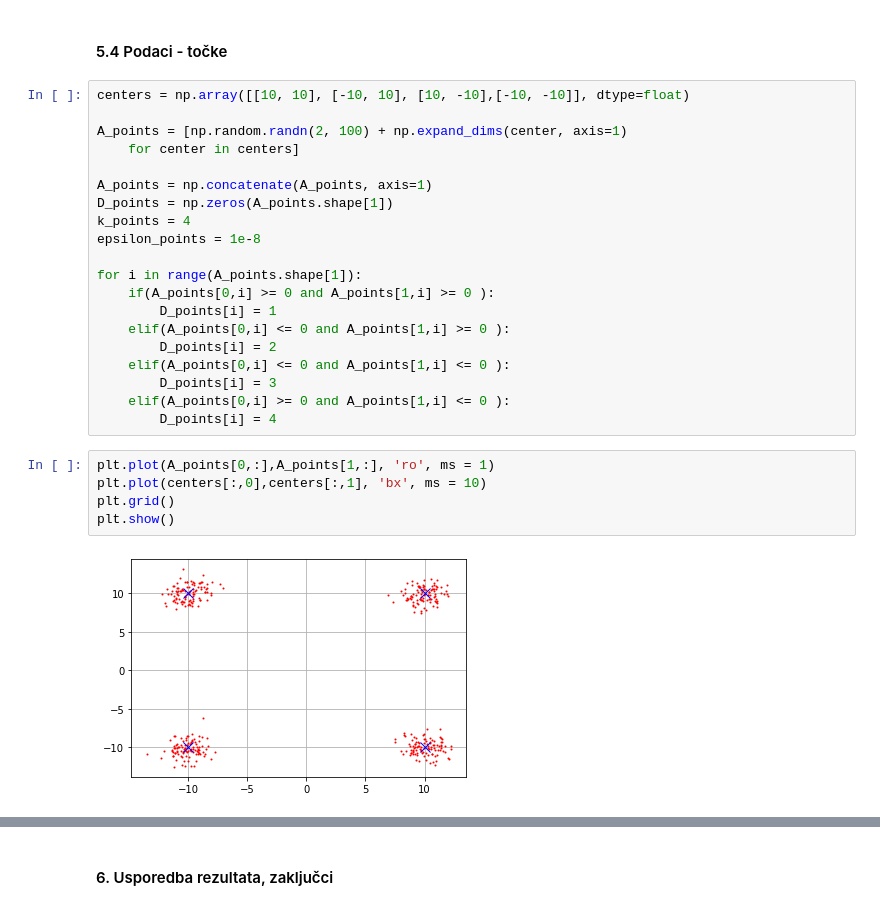
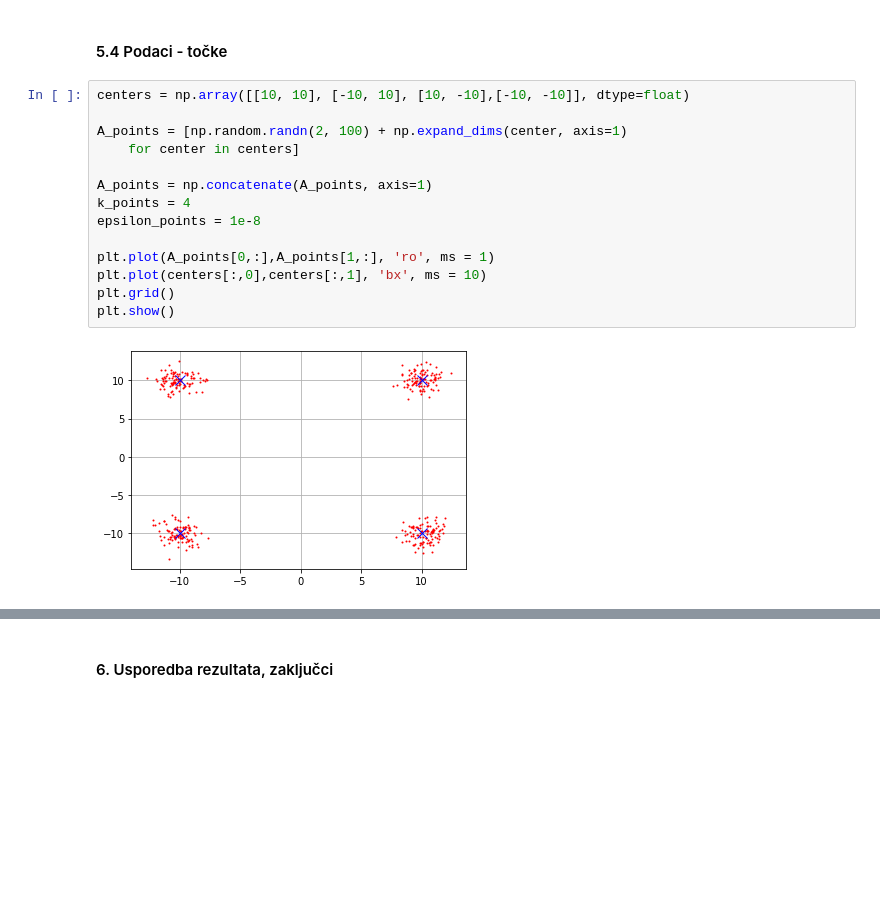
Before and after one commit to elladetic/USPP, a Jupyter notebook: final.ipynb, the cells around one changed output, grey strips where cells are left out. Drawn from its saved outputs; the diff is of its cells as text; blank space fills up the shorter version.

Commit message:
Points k means

```diff
--- a/final.ipynb
+++ b/final.ipynb
@@ -307,27 +307,16 @@ for i in range (len(pictures)):
 # %%
 centers = np.array([[10, 10], [-10, 10], [10, -10],[-10, -10]], dtype=float)
 
 A_points = [np.random.randn(2, 100) + np.expand_dims(center, axis=1)
     for center in centers]
 
 A_points = np.concatenate(A_points, axis=1)
-D_points = np.zeros(A_points.shape[1])
 k_points = 4
 epsilon_points = 1e-8
 
-for i in range(A_points.shape[1]):
-    if(A_points[0,i] >= 0 and A_points[1,i] >= 0 ):
-        D_points[i] = 1
-    elif(A_points[0,i] <= 0 and A_points[1,i] >= 0 ):
-        D_points[i] = 2
-    elif(A_points[0,i] <= 0 and A_points[1,i] <= 0 ):
-        D_points[i] = 3
-    elif(A_points[0,i] >= 0 and A_points[1,i] <= 0 ):
-        D_points[i] = 4
+plt.plot(A_points[0,:],A_points[1,:], 'ro', ms = 1)
+plt.plot(centers[:,0],centers[:,1], 'bx', ms = 10)
+plt.grid()
+plt.show()
+# %% [output]
+[figure, added]
-# %%
-plt.plot(A_points[0,:],A_points[1,:], 'ro', ms = 1)
-plt.plot(centers[:,0],centers[:,1], 'bx', ms = 10)
-plt.grid()
-plt.show()
-# %% [output]
-[figure, removed]
```
Also changed, not shown: parts of 4 cells of this notebook.
